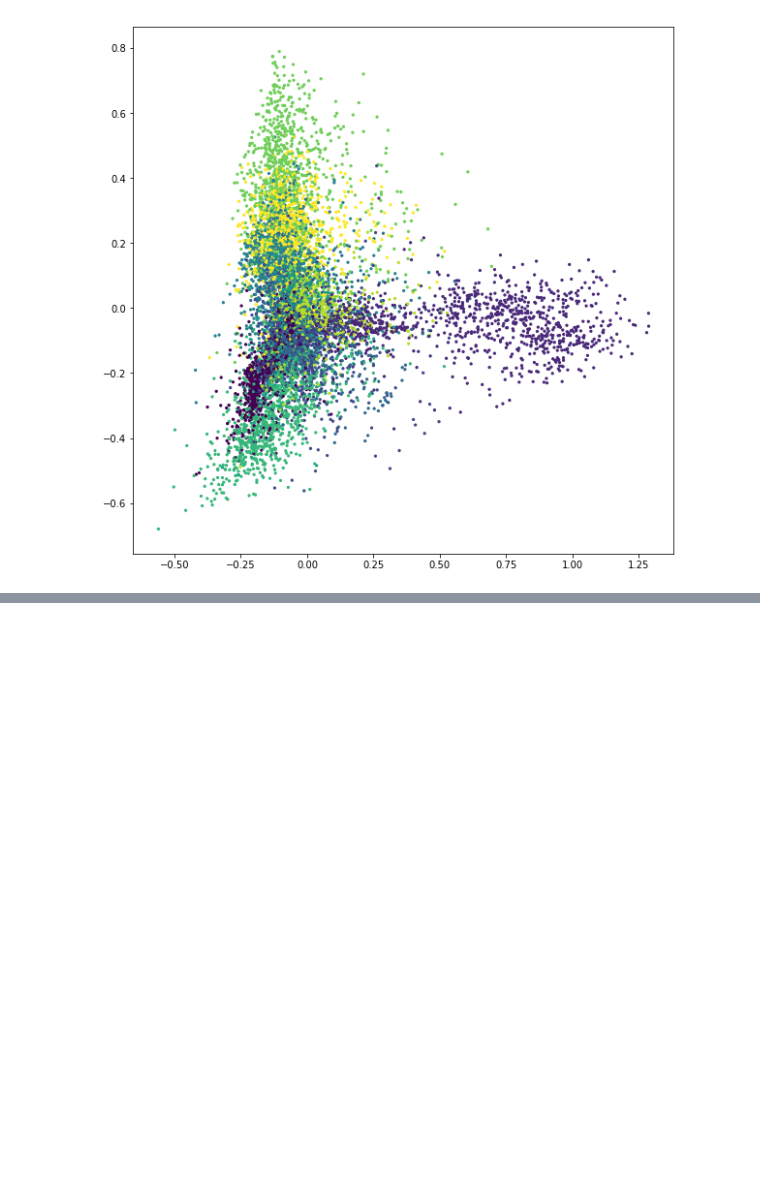
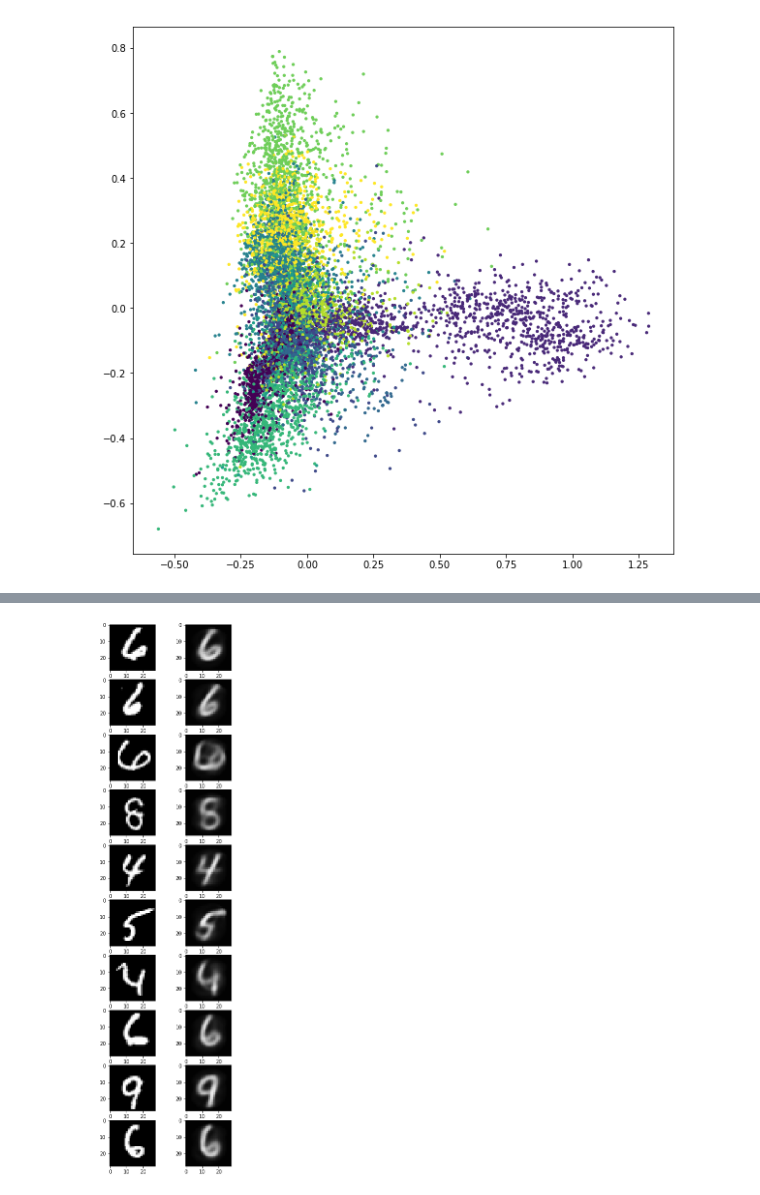
Before and after one commit to Vlad0922/sparse_coding, a Jupyter notebook: sparse_models.ipynb, the cells around one changed output, grey strips where cells are left out. Drawn from its saved outputs; the diff is of its cells as text; code cells hidden in the pictures; blank space fills up the shorter version.

```diff
--- a/sparse_models.ipynb
+++ b/sparse_models.ipynb
@@ -216,0 +281,9 @@ plt.scatter(encoded_2d[:,0], encoded_2d[:, 1], c=mnist_labels, s=5)
+# %%
+res = m.reconstruct(mnist_batch[:10])
+fig, axes = plt.subplots(10, 2, figsize=(5,20))
+
+for orig, rec, ax in zip(mnist_batch[:10], res, axes):
+    ax[0].imshow(orig.reshape((28,28)), cmap='gray', vmin=0, vmax=1)
+    ax[1].imshow(rec.reshape((28,28)), cmap='gray', vmin=0, vmax=1)
+# %% [output]
+[figure, added]
```
Also changed, not shown: parts of 12 cells of this notebook.
